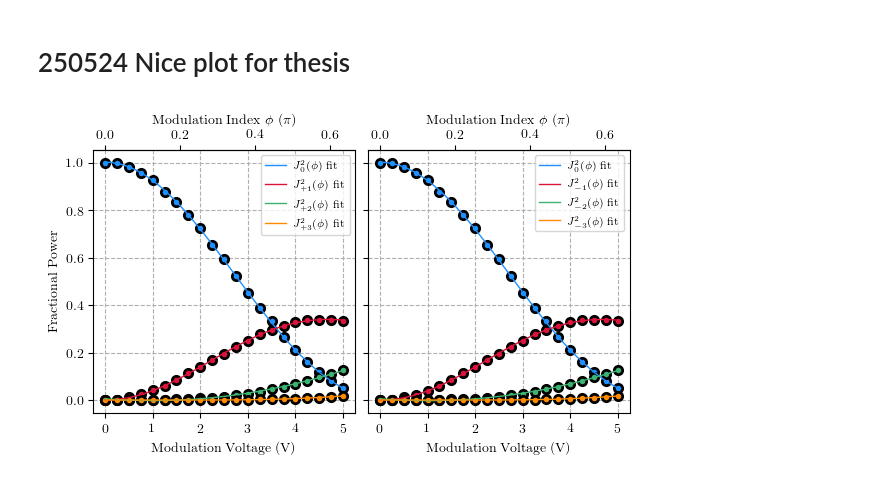
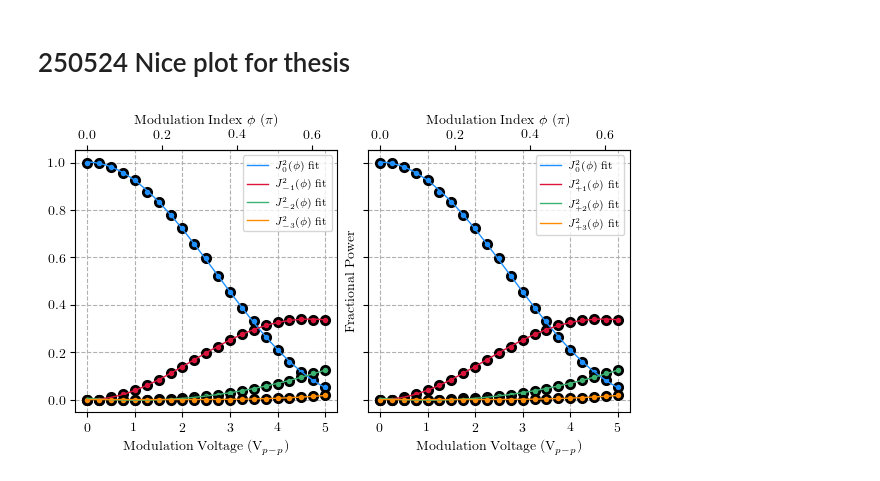
Before and after one commit to hsuchungchuan/Projects, a Jupyter notebook: 250523 EOMDepthModPlot/250523 EOMDepthModPlot.ipynb, the cells around one changed output. Cells and saved outputs as stored; diff of their text form; code cells hidden in the pictures.

```diff
--- a/250523 EOMDepthModPlot/250523 EOMDepthModPlot.ipynb
+++ b/250523 EOMDepthModPlot/250523 EOMDepthModPlot.ipynb
@@ -226,7 +226,7 @@ plt.rcParams['axes.grid'] = True
 # If you try to use plt.subplots_adjust when constrained_layout=True, matplotlib will raise that warning and ignore the call.
 # If you're manually adjusting spacing, disable constrained_layout when you create the figure:
 # %%
-fig, (ax1, ax2) = plt.subplots(1, 2, sharey=True, constrained_layout=True)
+fig, (ax2, ax1) = plt.subplots(1, 2, sharey=True, constrained_layout=True)
 
 ax1.plot(Vmod, V0, 'o', color='dodgerblue')
 ax1.plot(Vmod, Vp1, 'o', color='crimson')
@@ -236,33 +236,33 @@ ax1.plot(x_fit, V0_fit, '-', color='dodgerblue', label=r'$J_0^2(\phi)$ fit')
 ax1.plot(x_fit, Vp1_fit, '-', color='crimson', label=r'$J_{+1}^2(\phi)$ fit')
 ax1.plot(x_fit, Vp2_fit, '-', color='mediumseagreen', label=r'$J_{+2}^2(\phi)$ fit')
 ax1.plot(x_fit, Vp3_fit, '-', color='darkorange', label=r'$J_{+3}^2(\phi)$ fit')
 
 # Define the transformation functions for the secondary x-axis
 def Vmod_to_ModIndex(x):
     return x / (np.pi*2.51)
 def ModIndex_to_Vmod(x):
     return x * (np.pi*2.51)
 # Apply the transformation functions for the secondary axis
 ax1_top = ax1.secondary_xaxis('top', functions=(Vmod_to_ModIndex, ModIndex_to_Vmod))
 ax1_top.set_xlabel(r'Modulation Index $\phi$ ($\pi$)')
-ax1.set_xlabel('Modulation Voltage (V)')
+ax1.set_xlabel(r'Modulation Voltage (V$_{p-p}$)')
 ax1.set_ylabel('Fractional Power')
 ax1.legend(loc='upper right')
 
 ax2.plot(Vmod, V0, 'o', color='dodgerblue')
 ax2.plot(Vmod, Vm1, 'o', color='crimson')
 ax2.plot(Vmod, Vm2, 'o', color='mediumseagreen')
 ax2.plot(Vmod, Vm3, 'o', color='darkorange')
 ax2.plot(x_fit, bessel_squared_zeroth_order(x_fit, *popt_V0), '-', color='dodgerblue', label=r'$J_0^2(\phi)$ fit')
 ax2.plot(x_fit, Vm1_fit, '-', color='crimson', label=r'$J_{-1}^2(\phi)$ fit')
 ax2.plot(x_fit, Vm2_fit, '-', color='mediumseagreen', label=r'$J_{-2}^2(\phi)$ fit')
 ax2.plot(x_fit, Vm3_fit, '-', color='darkorange', label=r'$J_{-3}^2(\phi)$ fit')
 # Apply the transformation functions for the secondary axis
 ax2_top = ax2.secondary_xaxis('top', functions=(Vmod_to_ModIndex, ModIndex_to_Vmod))
 ax2_top.set_xlabel(r'Modulation Index $\phi$ ($\pi$)')
-ax2.set_xlabel('Modulation Voltage (V)')
+ax2.set_xlabel(r'Modulation Voltage (V$_{p-p}$)')
 ax2.legend(loc='upper right')
 
 plt.savefig('250524 EOMModulationDepthPlotPositiveNegativeOrders.pdf', dpi=300)
 # %% [output]
-[figure, old version]
+[figure, new version]
```
